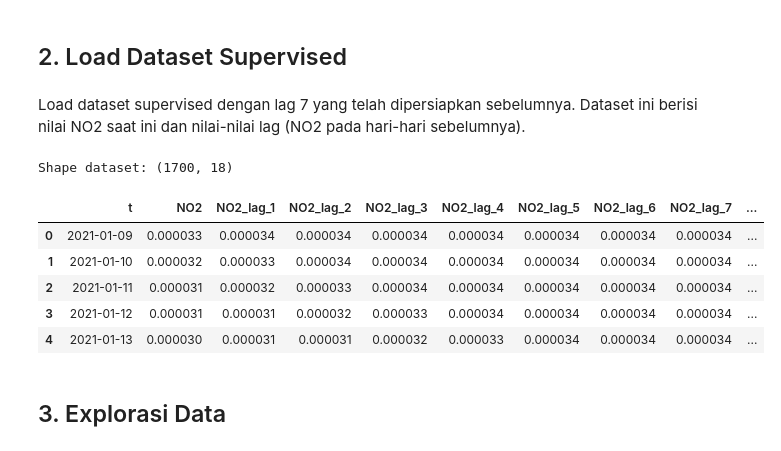
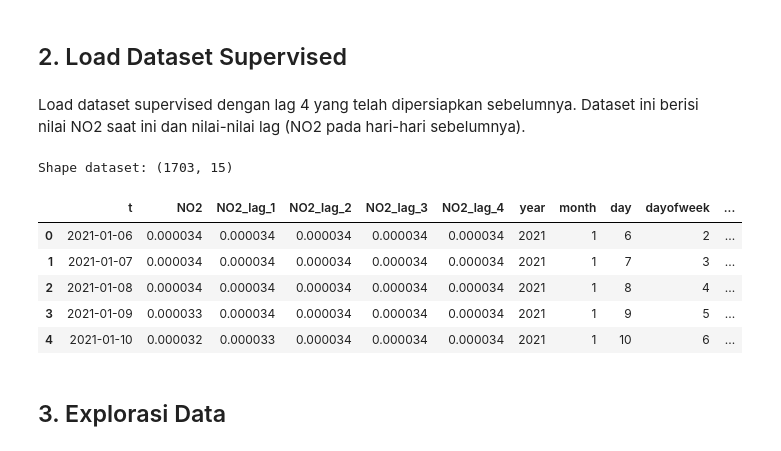
Before and after one commit to Imamgg/psd, a Jupyter notebook: psd/knnRegression.ipynb, the cells around one changed output. Saved outputs shown, nothing was run; the diff lists cells and outputs as text; code cells hidden in the pictures.

```diff
--- a/psd/knnRegression.ipynb
+++ b/psd/knnRegression.ipynb
@@ -18,19 +18,19 @@ from sklearn.preprocessing import StandardScaler
 # %% [markdown]
 ## 2. Load Dataset Supervised
 # %% [markdown]
-Load dataset supervised dengan lag 7 yang telah dipersiapkan sebelumnya. Dataset ini berisi nilai NO2 saat ini dan nilai-nilai lag (NO2 pada hari-hari sebelumnya).
+Load dataset supervised dengan lag 4 yang telah dipersiapkan sebelumnya. Dataset ini berisi nilai NO2 saat ini dan nilai-nilai lag (NO2 pada hari-hari sebelumnya).
 # %%
-df = pd.read_csv('dataset/supervised_data_lag_7.csv')
+df = pd.read_csv('dataset/supervised_data_lag_4.csv')
 print("Shape dataset:", df.shape)
 df.head()
 # %% [output]
-Shape dataset: (1700, 18)
+Shape dataset: (1703, 15)
-|  | t | NO2 | NO2_lag_1 | NO2_lag_2 | NO2_lag_3 | NO2_lag_4 | NO2_lag_5 | NO2_lag_6 | NO2_lag_7 | ... |
-| 0 | 2021-01-09 | 0.000033 | 0.000034 | 0.000034 | 0.000034 | 0.000034 | 0.000034 | 0.000034 | 0.000034 | ... |
-| 1 | 2021-01-10 | 0.000032 | 0.000033 | 0.000034 | 0.000034 | 0.000034 | 0.000034 | 0.000034 | 0.000034 | ... |
-| 2 | 2021-01-11 | 0.000031 | 0.000032 | 0.000033 | 0.000034 | 0.000034 | 0.000034 | 0.000034 | 0.000034 | ... |
-| 3 | 2021-01-12 | 0.000031 | 0.000031 | 0.000032 | 0.000033 | 0.000034 | 0.000034 | 0.000034 | 0.000034 | ... |
-| 4 | 2021-01-13 | 0.000030 | 0.000031 | 0.000031 | 0.000032 | 0.000033 | 0.000034 | 0.000034 | 0.000034 | ... |
+|  | t | NO2 | NO2_lag_1 | NO2_lag_2 | NO2_lag_3 | NO2_lag_4 | year | month | day | dayofweek | ... |
+| 0 | 2021-01-06 | 0.000034 | 0.000034 | 0.000034 | 0.000034 | 0.000034 | 2021 | 1 | 6 | 2 | ... |
+| 1 | 2021-01-07 | 0.000034 | 0.000034 | 0.000034 | 0.000034 | 0.000034 | 2021 | 1 | 7 | 3 | ... |
+| 2 | 2021-01-08 | 0.000034 | 0.000034 | 0.000034 | 0.000034 | 0.000034 | 2021 | 1 | 8 | 4 | ... |
+| 3 | 2021-01-09 | 0.000033 | 0.000034 | 0.000034 | 0.000034 | 0.000034 | 2021 | 1 | 9 | 5 | ... |
+| 4 | 2021-01-10 | 0.000032 | 0.000033 | 0.000034 | 0.000034 | 0.000034 | 2021 | 1 | 10 | 6 | ... |
 # %% [markdown]
 ## 3. Explorasi Data
 # %% [markdown]
```
Also changed, not shown: parts of 17 cells of this notebook, 3 other files.
